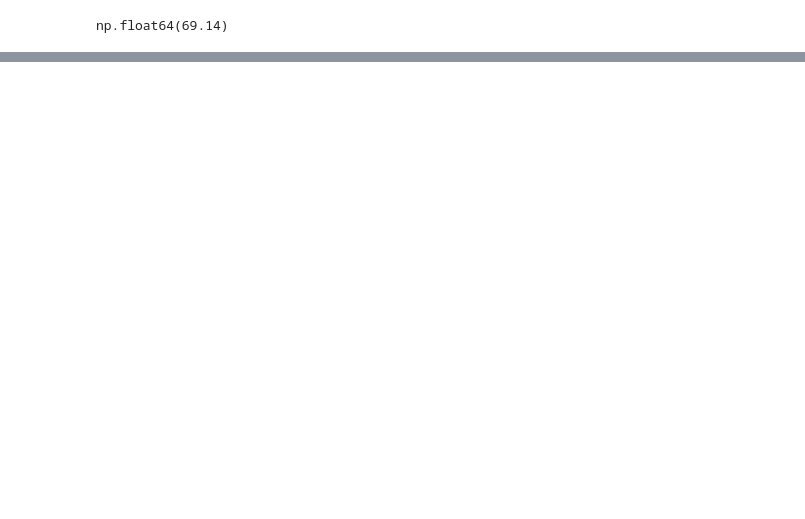
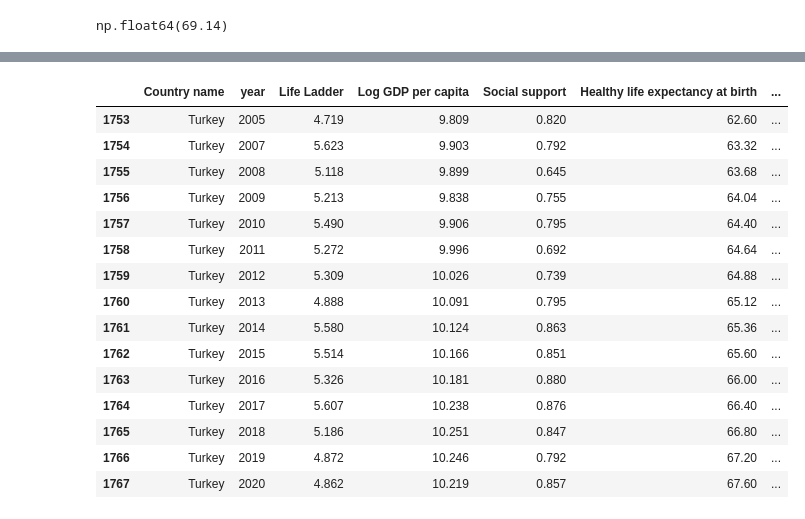
Before and after one commit to rinsharufi-datalogix/World-happiness-, a Jupyter notebook: data_cleaning.ipynb, the cells around one changed output, grey strips where cells are left out. Drawn from its saved outputs; the diff is of its cells as text; code cells hidden in the pictures; blank space fills up the shorter version.

```diff
--- a/data_cleaning.ipynb
+++ b/data_cleaning.ipynb
@@ -465,0 +417,19 @@ df.loc[(df["Country name"]=="Palestinian Territories") & (df["Healthy life expec
+# %%
+df[df["Country name"]=="Turkey"]
+# %% [output]
+|  | Country name | year | Life Ladder | Log GDP per capita | Social support | Healthy life expectancy at birth | ... |
+| 1753 | Turkey | 2005 | 4.719 | 9.809 | 0.820 | 62.60 | ... |
+| 1754 | Turkey | 2007 | 5.623 | 9.903 | 0.792 | 63.32 | ... |
+| 1755 | Turkey | 2008 | 5.118 | 9.899 | 0.645 | 63.68 | ... |
+| 1756 | Turkey | 2009 | 5.213 | 9.838 | 0.755 | 64.04 | ... |
+| 1757 | Turkey | 2010 | 5.490 | 9.906 | 0.795 | 64.40 | ... |
+| 1758 | Turkey | 2011 | 5.272 | 9.996 | 0.692 | 64.64 | ... |
+| 1759 | Turkey | 2012 | 5.309 | 10.026 | 0.739 | 64.88 | ... |
+| 1760 | Turkey | 2013 | 4.888 | 10.091 | 0.795 | 65.12 | ... |
+| 1761 | Turkey | 2014 | 5.580 | 10.124 | 0.863 | 65.36 | ... |
+| 1762 | Turkey | 2015 | 5.514 | 10.166 | 0.851 | 65.60 | ... |
+| 1763 | Turkey | 2016 | 5.326 | 10.181 | 0.880 | 66.00 | ... |
+| 1764 | Turkey | 2017 | 5.607 | 10.238 | 0.876 | 66.40 | ... |
+| 1765 | Turkey | 2018 | 5.186 | 10.251 | 0.847 | 66.80 | ... |
+| 1766 | Turkey | 2019 | 4.872 | 10.246 | 0.792 | 67.20 | ... |
+| 1767 | Turkey | 2020 | 4.862 | 10.219 | 0.857 | 67.60 | ... |
```
Also changed, not shown: parts of 86 cells of this notebook, 1 other file.
